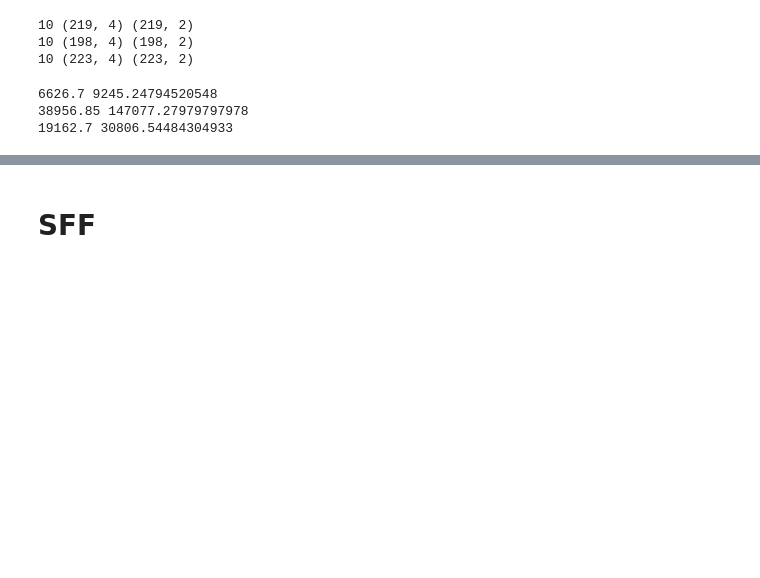
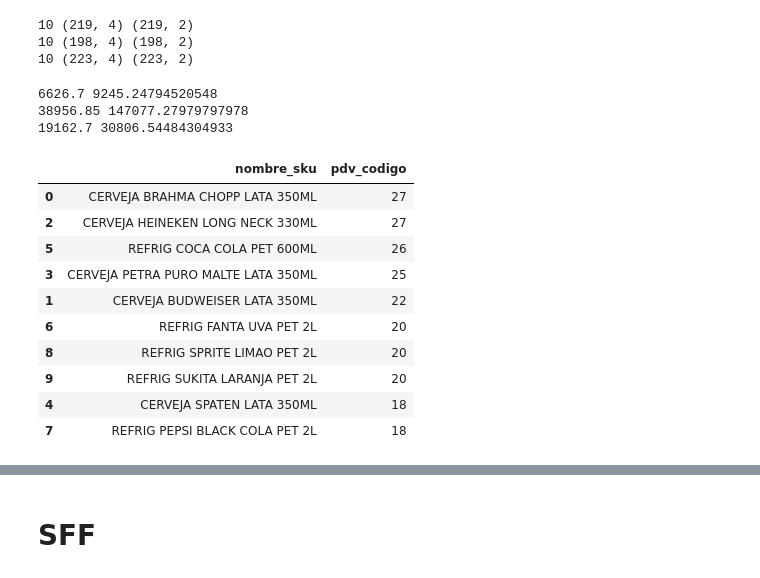
Before and after one commit to SantiagoRomanoOddone/MasterThesis, a Jupyter notebook: metrics/metric_evaluation.ipynb, the cells around one changed output, grey strips where cells are left out. Drawn from its saved outputs; the diff is of its cells as text; code cells hidden in the pictures; blank space fills up the shorter version.

```diff
--- a/metrics/metric_evaluation.ipynb
+++ b/metrics/metric_evaluation.ipynb
@@ -65,3 +65,17 @@ print(mean_2['rmse_cant_vta_pred_mean_pdv_sku'].median(),mean_2['rmse_cant_vta_p
 6626.7 9245.24794520548
 38956.85 147077.27979797978
 19162.7 30806.54484304933
+# %%
+mean_2.groupby('nombre_sku').agg({'pdv_codigo':'nunique'}).reset_index().sort_values('pdv_codigo', ascending=False)
+# %% [output]
+|  | nombre_sku | pdv_codigo |
+| 0 | CERVEJA BRAHMA CHOPP LATA 350ML | 27 |
+| 2 | CERVEJA HEINEKEN LONG NECK 330ML | 27 |
+| 5 | REFRIG COCA COLA PET 600ML | 26 |
+| 3 | CERVEJA PETRA PURO MALTE LATA 350ML | 25 |
+| 1 | CERVEJA BUDWEISER LATA 350ML | 22 |
+| 6 | REFRIG FANTA UVA PET 2L | 20 |
+| 8 | REFRIG SPRITE LIMAO PET 2L | 20 |
+| 9 | REFRIG SUKITA LARANJA PET 2L | 20 |
+| 4 | CERVEJA SPATEN LATA 350ML | 18 |
+| 7 | REFRIG PEPSI BLACK COLA PET 2L | 18 |
```
Also changed, not shown: parts of 4 cells of this notebook.
